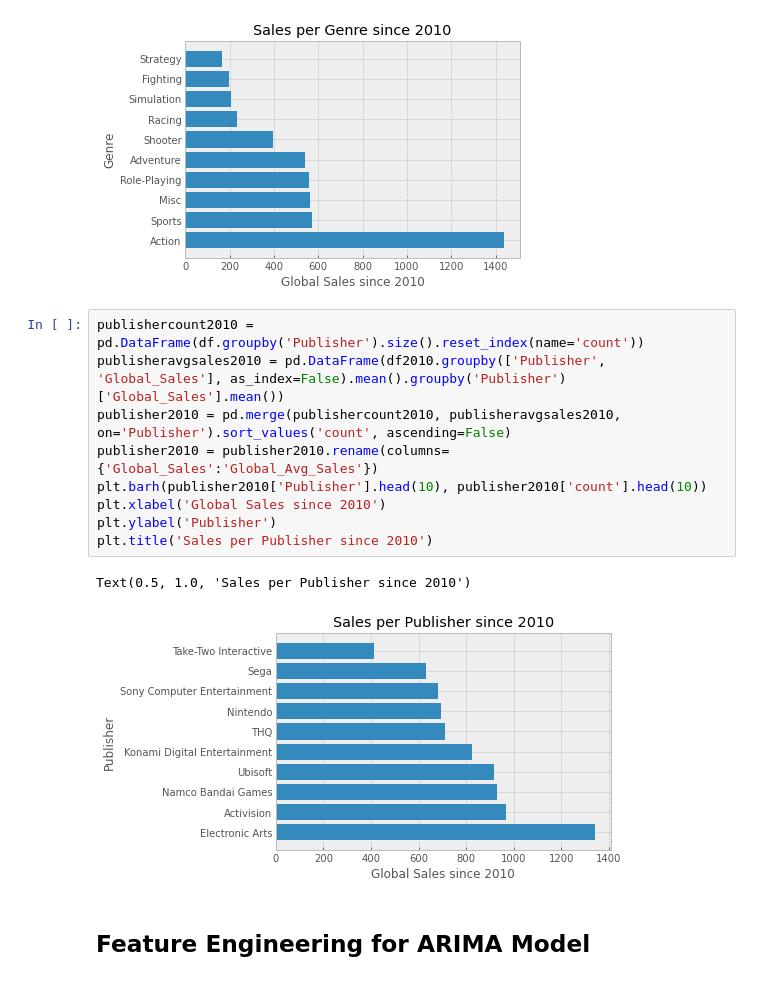
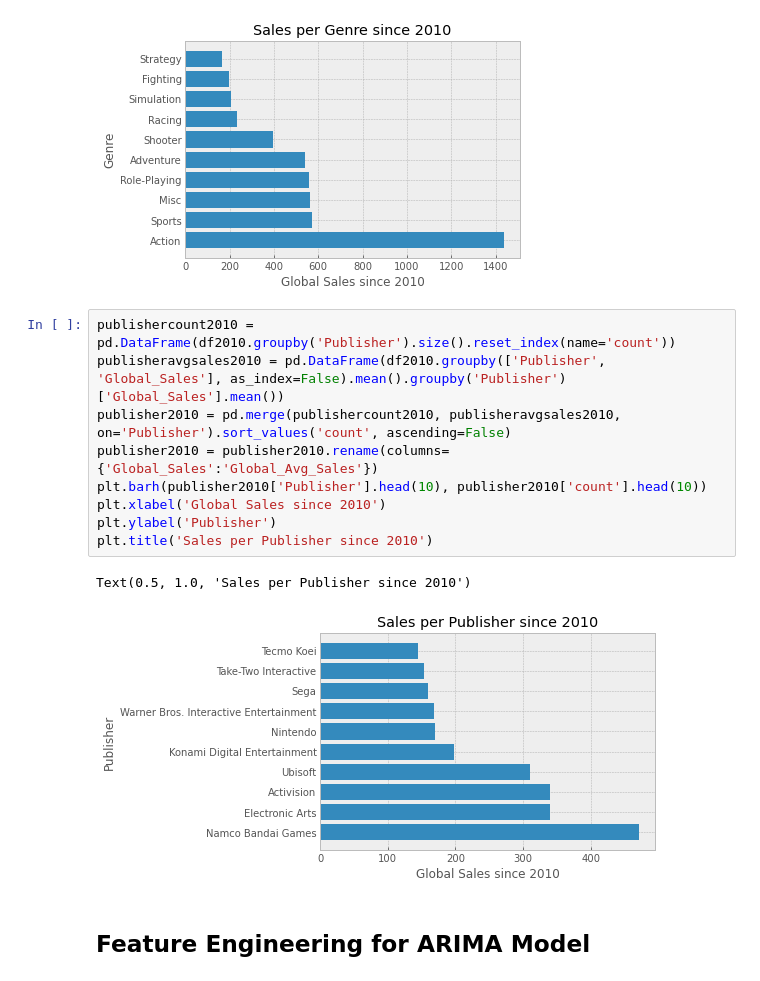
Before and after one commit to JorgeLiako1998/CSE801B, a Jupyter notebook: CSE801B_project.ipynb, the cells around one changed output. Saved outputs shown, nothing was run; the diff lists cells and outputs as text.

```diff
--- a/CSE801B_project.ipynb
+++ b/CSE801B_project.ipynb
@@ -171,16 +171,16 @@ plt.title('Sales per Genre since 2010')
 Text(0.5, 1.0, 'Sales per Genre since 2010')
 [figure]
 # %%
-publishercount2010 = pd.DataFrame(df.groupby('Publisher').size().reset_index(name='count'))
+publishercount2010 = pd.DataFrame(df2010.groupby('Publisher').size().reset_index(name='count'))
 publisheravgsales2010 = pd.DataFrame(df2010.groupby(['Publisher', 'Global_Sales'], as_index=False).mean().groupby('Publisher')['Global_Sales'].mean())
 publisher2010 = pd.merge(publishercount2010, publisheravgsales2010, on='Publisher').sort_values('count', ascending=False)
 publisher2010 = publisher2010.rename(columns={'Global_Sales':'Global_Avg_Sales'})
 plt.barh(publisher2010['Publisher'].head(10), publisher2010['count'].head(10))
 plt.xlabel('Global Sales since 2010')
 plt.ylabel('Publisher')
 plt.title('Sales per Publisher since 2010')
 # %% [output]
 Text(0.5, 1.0, 'Sales per Publisher since 2010')
-[figure, old version]
+[figure, new version]
 # %% [markdown]
 ## Feature Engineering for ARIMA Model
```
Also changed, not shown: parts of 14 cells of this notebook.
